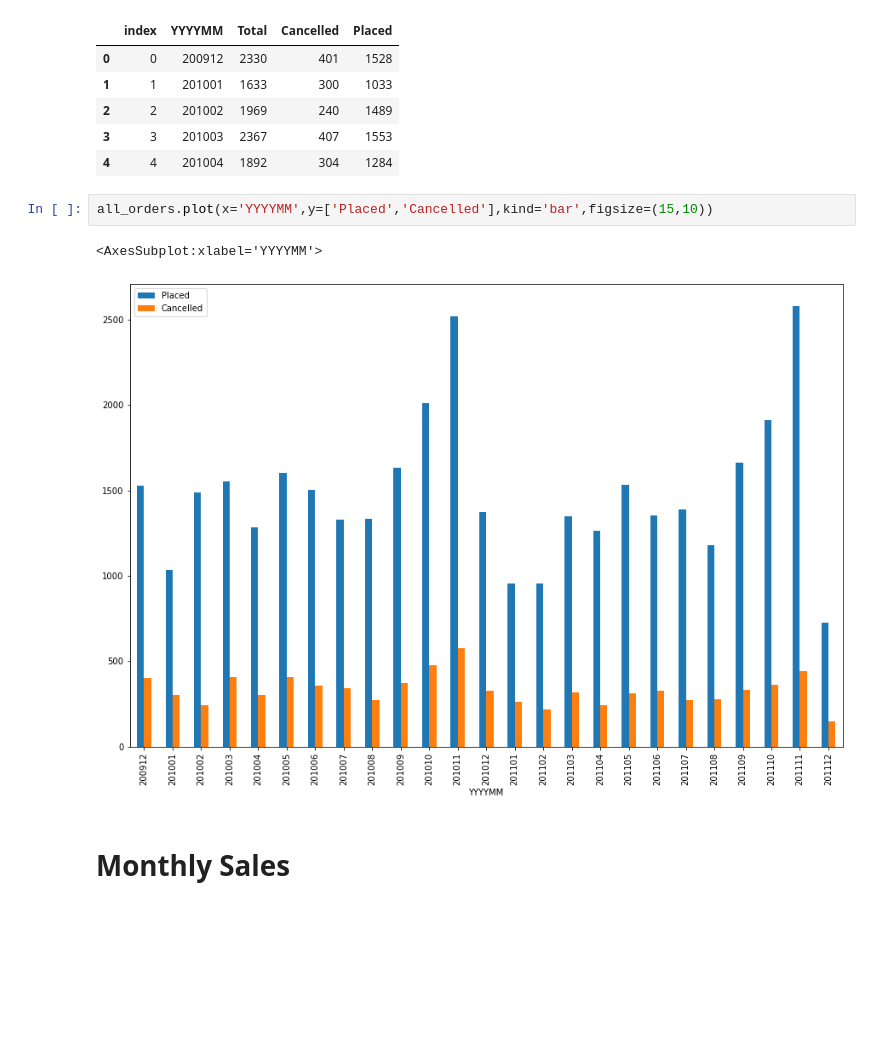
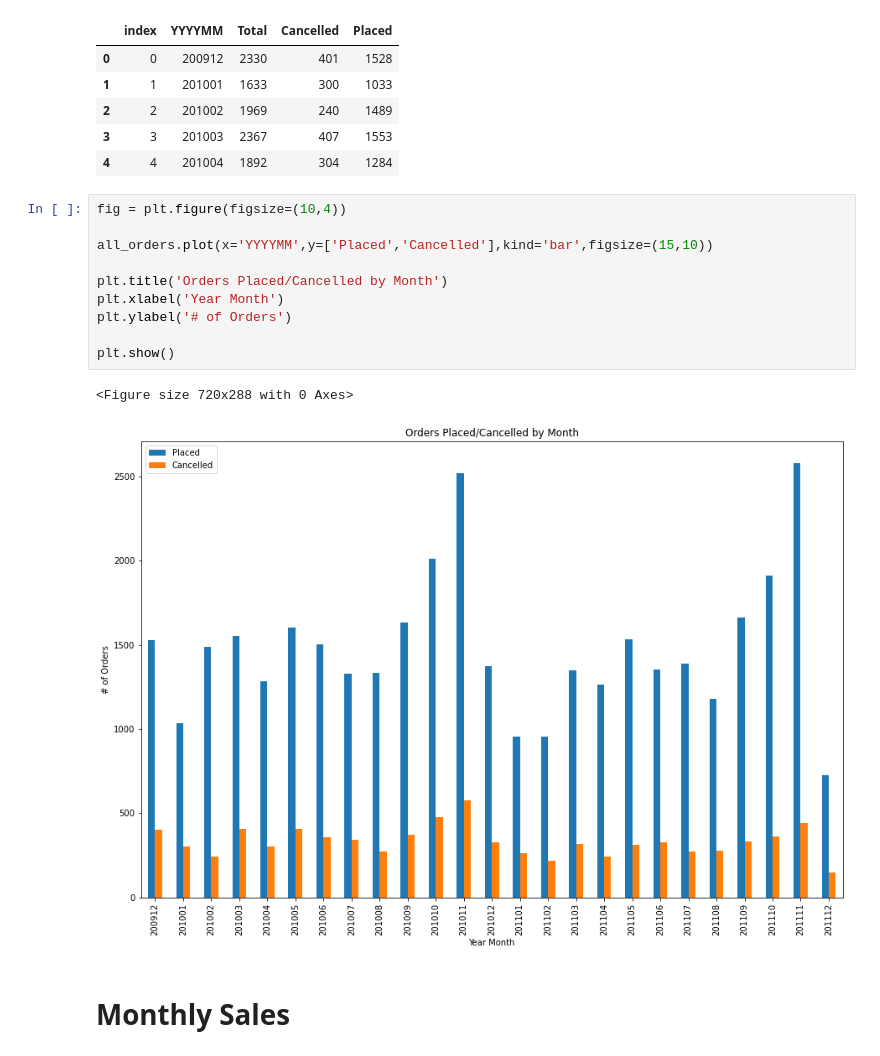
Before and after one commit to jarviscanada/jarvis_data_eng_JoshWessel, a Jupyter notebook: python_data_analytics/retail_data_analytics_wrangling.ipynb, the cells around one changed output. Drawn from its saved outputs; the diff is of its cells as text; blank space fills up the shorter version.

Commit message:
Fixed Chart Formatting in Jupyter Notebook, README Progress

```diff
--- a/python_data_analytics/retail_data_analytics_wrangling.ipynb
+++ b/python_data_analytics/retail_data_analytics_wrangling.ipynb
@@ -328,10 +328,18 @@ all_orders.head()
 | 3 | 3 | 201003 | 2367 | 407 | 1553 |
 | 4 | 4 | 201004 | 1892 | 304 | 1284 |
 # %%
+fig = plt.figure(figsize=(10,4))
+
 all_orders.plot(x='YYYYMM',y=['Placed','Cancelled'],kind='bar',figsize=(15,10))
+
+plt.title('Orders Placed/Cancelled by Month')
+plt.xlabel('Year Month')
+plt.ylabel('# of Orders')
+
+plt.show()
 # %% [output]
-<AxesSubplot:xlabel='YYYYMM'>
+<Figure size 720x288 with 0 Axes>
-[figure, old version]
+[figure, new version]
 # %% [markdown]
 # Monthly Sales
 # %%
```
Also changed, not shown: parts of 1 cell of this notebook, 2 other files.
